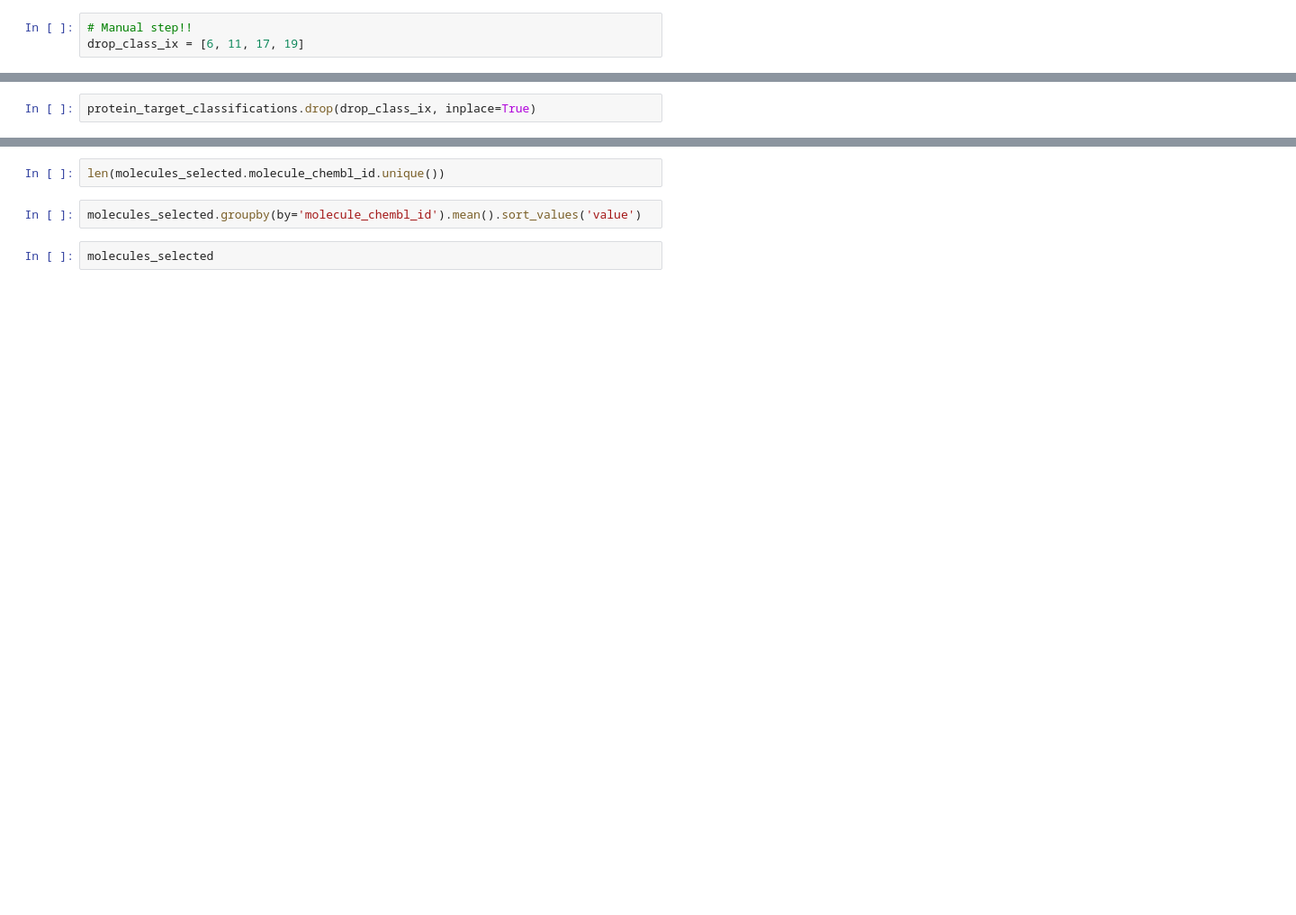
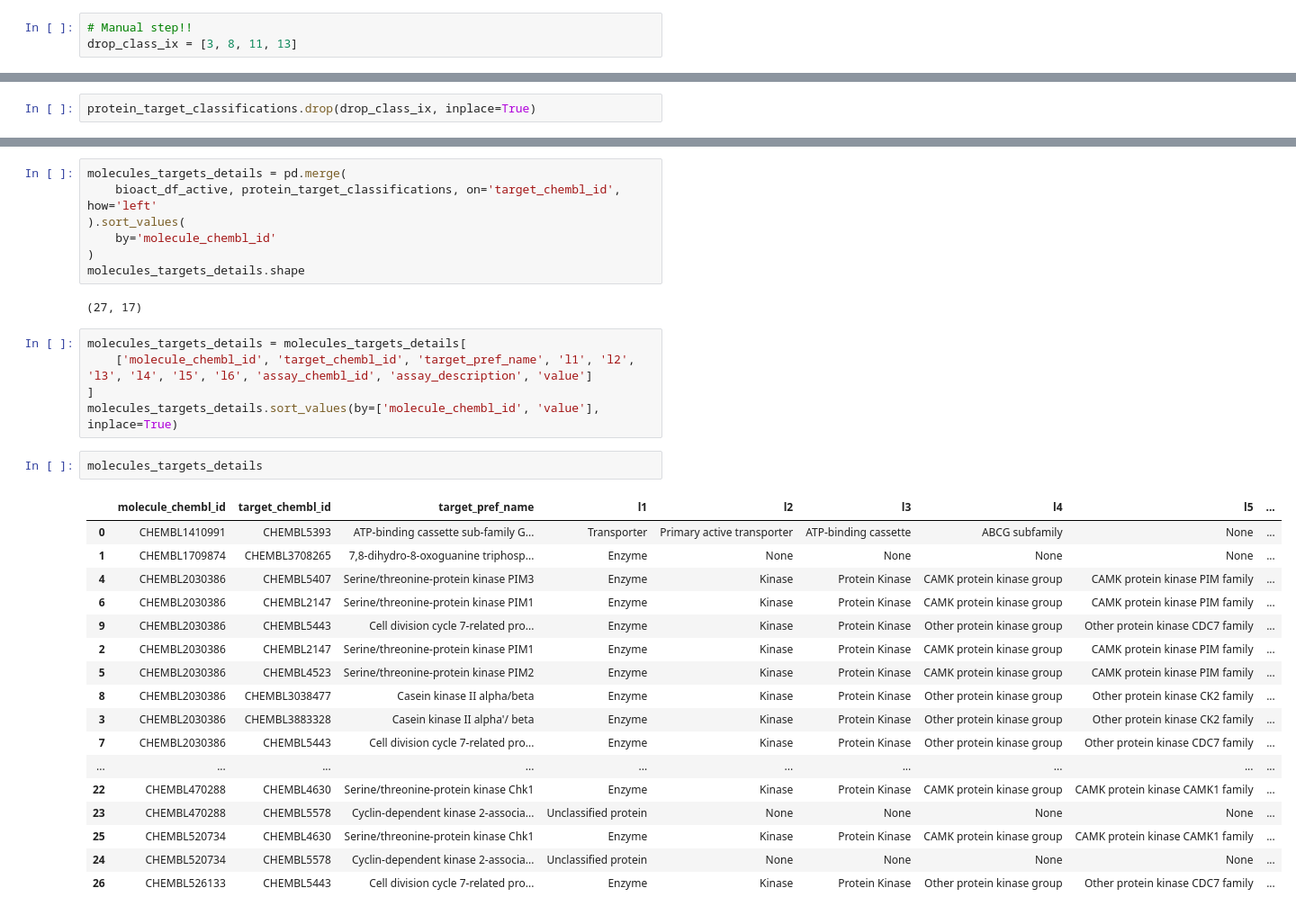
Before and after one commit to volkamerlab/KinaseFocusedFragmentLibrary, a Jupyter notebook: kinase_focused_fragment_library/analysis/ligand_analysis/chembl_molecule_details.ipynb, the cells around one changed output, grey strips where cells are left out. Shown at 90% size. Drawn from its saved outputs; the diff is of its cells as text; blank space fills up the shorter version.

```diff
--- a/kinase_focused_fragment_library/analysis/ligand_analysis/chembl_molecule_details.ipynb
+++ b/kinase_focused_fragment_library/analysis/ligand_analysis/chembl_molecule_details.ipynb
@@ -303,5 +471,5 @@ protein_target_classifications.groupby(by='target_chembl_id').apply(lambda x: x
 # %%
 # Manual step!!
-drop_class_ix = [6, 11, 17, 19]
+drop_class_ix = [3, 8, 11, 13]
 # %%
 protein_target_classifications.shape
@@ -350,6 +508,34 @@ molecules_selected.sort_values(by=['molecule_chembl_id', 'value'])
-# %%
-len(molecules_selected.molecule_chembl_id.unique())
-# %%
-molecules_selected.groupby(by='molecule_chembl_id').mean().sort_values('value')
-# %%
-molecules_selected
+# %%
+molecules_targets_details = pd.merge(
+    bioact_df_active, protein_target_classifications, on='target_chembl_id', how='left'
+).sort_values(
+    by='molecule_chembl_id'
+)
+molecules_targets_details.shape
+# %% [output]
+(27, 17)
+# %%
+molecules_targets_details = molecules_targets_details[
+    ['molecule_chembl_id', 'target_chembl_id', 'target_pref_name', 'l1', 'l2', 'l3', 'l4', 'l5', 'l6', 'assay_chembl_id', 'assay_description', 'value']
+]
+molecules_targets_details.sort_values(by=['molecule_chembl_id', 'value'], inplace=True)
+# %%
+molecules_targets_details
+# %% [output]
+|  | molecule_chembl_id | target_chembl_id | target_pref_name | l1 | l2 | l3 | l4 | l5 | ... |
+| 0 | CHEMBL1410991 | CHEMBL5393 | ATP-binding cassette sub-family G... | Transporter | Primary active transporter | ATP-binding cassette | ABCG subfamily | None | ... |
+| 1 | CHEMBL1709874 | CHEMBL3708265 | 7,8-dihydro-8-oxoguanine triphosp... | Enzyme | None | None | None | None | ... |
+| 4 | CHEMBL2030386 | CHEMBL5407 | Serine/threonine-protein kinase PIM3 | Enzyme | Kinase | Protein Kinase | CAMK protein kinase group | CAMK protein kinase PIM family | ... |
+| 6 | CHEMBL2030386 | CHEMBL2147 | Serine/threonine-protein kinase PIM1 | Enzyme | Kinase | Protein Kinase | CAMK protein kinase group | CAMK protein kinase PIM family | ... |
+| 9 | CHEMBL2030386 | CHEMBL5443 | Cell division cycle 7-related pro... | Enzyme | Kinase | Protein Kinase | Other protein kinase group | Other protein kinase CDC7 family | ... |
+| 2 | CHEMBL2030386 | CHEMBL2147 | Serine/threonine-protein kinase PIM1 | Enzyme | Kinase | Protein Kinase | CAMK protein kinase group | CAMK protein kinase PIM family | ... |
+| 5 | CHEMBL2030386 | CHEMBL4523 | Serine/threonine-protein kinase PIM2 | Enzyme | Kinase | Protein Kinase | CAMK protein kinase group | CAMK protein kinase PIM family | ... |
+| 8 | CHEMBL2030386 | CHEMBL3038477 | Casein kinase II alpha/beta | Enzyme | Kinase | Protein Kinase | Other protein kinase group | Other protein kinase CK2 family | ... |
+| 3 | CHEMBL2030386 | CHEMBL3883328 | Casein kinase II alpha'/ beta | Enzyme | Kinase | Protein Kinase | Other protein kinase group | Other protein kinase CK2 family | ... |
+| 7 | CHEMBL2030386 | CHEMBL5443 | Cell division cycle 7-related pro... | Enzyme | Kinase | Protein Kinase | Other protein kinase group | Other protein kinase CDC7 family | ... |
+| ... | ... | ... | ... | ... | ... | ... | ... | ... | ... |
+| 22 | CHEMBL470288 | CHEMBL4630 | Serine/threonine-protein kinase Chk1 | Enzyme | Kinase | Protein Kinase | CAMK protein kinase group | CAMK protein kinase CAMK1 family | ... |
+| 23 | CHEMBL470288 | CHEMBL5578 | Cyclin-dependent kinase 2-associa... | Unclassified protein | None | None | None | None | ... |
+| 25 | CHEMBL520734 | CHEMBL4630 | Serine/threonine-protein kinase Chk1 | Enzyme | Kinase | Protein Kinase | CAMK protein kinase group | CAMK protein kinase CAMK1 family | ... |
+| 24 | CHEMBL520734 | CHEMBL5578 | Cyclin-dependent kinase 2-associa... | Unclassified protein | None | None | None | None | ... |
+| 26 | CHEMBL526133 | CHEMBL5443 | Cell division cycle 7-related pro... | Enzyme | Kinase | Protein Kinase | Other protein kinase group | Other protein kinase CDC7 family | ... |
```
Also changed, not shown: parts of 120 cells of this notebook, 9 other files.
